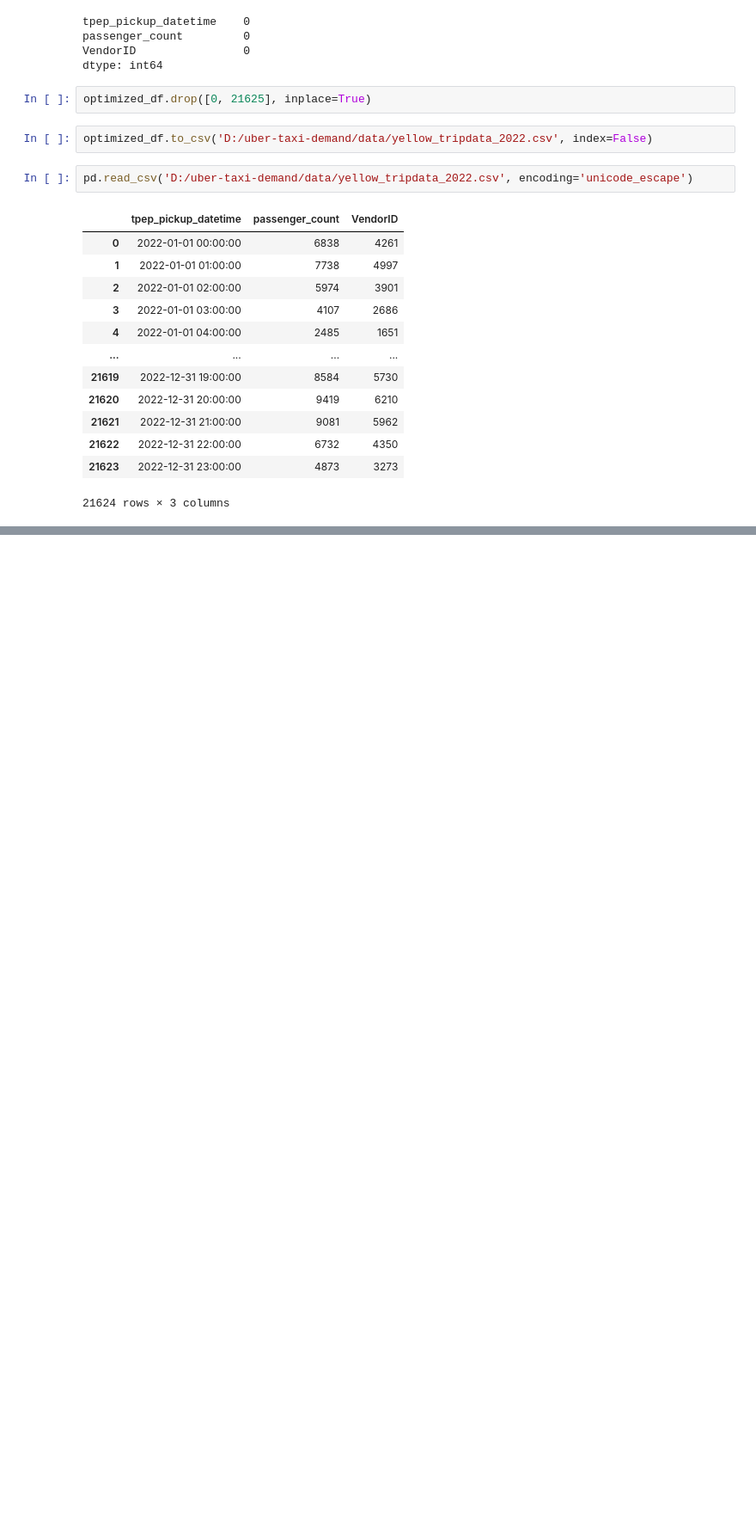
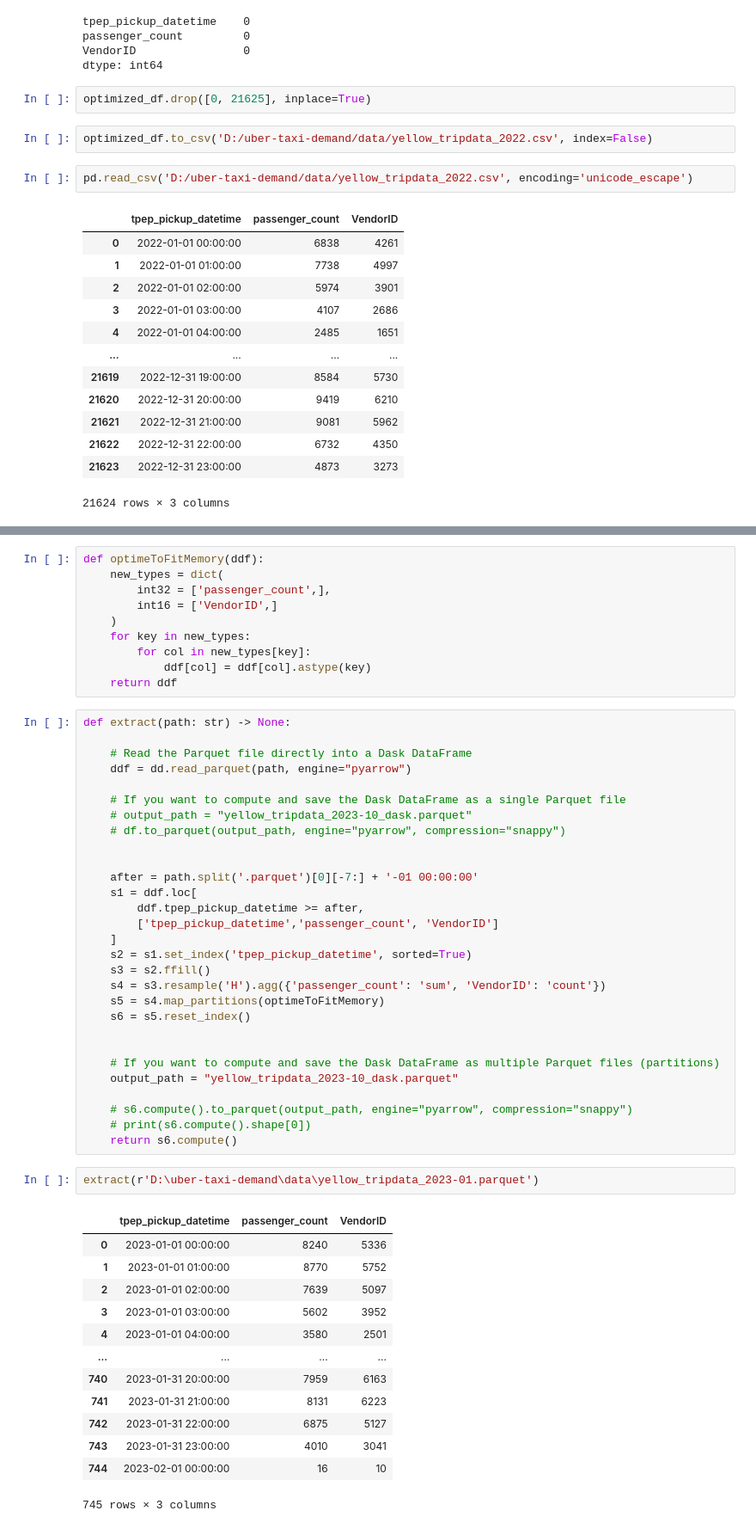
Before and after one commit to skhapijulhossen/uber-taxi-demand, a Jupyter notebook: notebooks/b_PreProcess/a_EDA/a_OptimizeToFitMemory-Dask.ipynb, the cells around one changed output, grey strips where cells are left out. Shown at 86% size. Drawn from its saved outputs; the diff is of its cells as text; blank space fills up the shorter version.

```diff
--- a/notebooks/b_PreProcess/a_EDA/a_OptimizeToFitMemory-Dask.ipynb
+++ b/notebooks/b_PreProcess/a_EDA/a_OptimizeToFitMemory-Dask.ipynb
@@ -177,0 +197,55 @@ pd.read_csv('D:/uber-taxi-demand/data/yellow_tripdata_2022.csv', encoding='unico
+# %%
+def optimeToFitMemory(ddf):
+    new_types = dict(
+        int32 = ['passenger_count',],
+        int16 = ['VendorID',]
+    )
+    for key in new_types:
+        for col in new_types[key]:
+            ddf[col] = ddf[col].astype(key)
+    return ddf
+# %%
+def extract(path: str) -> None:
+
+    # Read the Parquet file directly into a Dask DataFrame
+    ddf = dd.read_parquet(path, engine="pyarrow")
+
+    # If you want to compute and save the Dask DataFrame as a single Parquet file
+    # output_path = "yellow_tripdata_2023-10_dask.parquet"
+    # df.to_parquet(output_path, engine="pyarrow", compression="snappy")
+
+
+    after = path.split('.parquet')[0][-7:] + '-01 00:00:00'
+    s1 = ddf.loc[
+        ddf.tpep_pickup_datetime >= after,
+        ['tpep_pickup_datetime','passenger_count', 'VendorID']
+    ]
+    s2 = s1.set_index('tpep_pickup_datetime', sorted=True)
+    s3 = s2.ffill()
+    s4 = s3.resample('H').agg({'passenger_count': 'sum', 'VendorID': 'count'})
+    s5 = s4.map_partitions(optimeToFitMemory)
+    s6 = s5.reset_index()
+
+
+    # If you want to compute and save the Dask DataFrame as multiple Parquet files (partitions)
+    output_path = "yellow_tripdata_2023-10_dask.parquet"
+
+    # s6.compute().to_parquet(output_path, engine="pyarrow", compression="snappy")
+    # print(s6.compute().shape[0])
+    return s6.compute()
+# %%
+extract(r'D:\uber-taxi-demand\data\yellow_tripdata_2023-01.parquet')
+# %% [output]
+|  | tpep_pickup_datetime | passenger_count | VendorID |
+| 0 | 2023-01-01 00:00:00 | 8240 | 5336 |
+| 1 | 2023-01-01 01:00:00 | 8770 | 5752 |
+| 2 | 2023-01-01 02:00:00 | 7639 | 5097 |
+| 3 | 2023-01-01 03:00:00 | 5602 | 3952 |
+| 4 | 2023-01-01 04:00:00 | 3580 | 2501 |
+| ... | ... | ... | ... |
+| 740 | 2023-01-31 20:00:00 | 7959 | 6163 |
+| 741 | 2023-01-31 21:00:00 | 8131 | 6223 |
+| 742 | 2023-01-31 22:00:00 | 6875 | 5127 |
+| 743 | 2023-01-31 23:00:00 | 4010 | 3041 |
+| 744 | 2023-02-01 00:00:00 | 16 | 10 |
+745 rows × 3 columns
```
Also changed, not shown: parts of 4 cells of this notebook, 1 other file.
